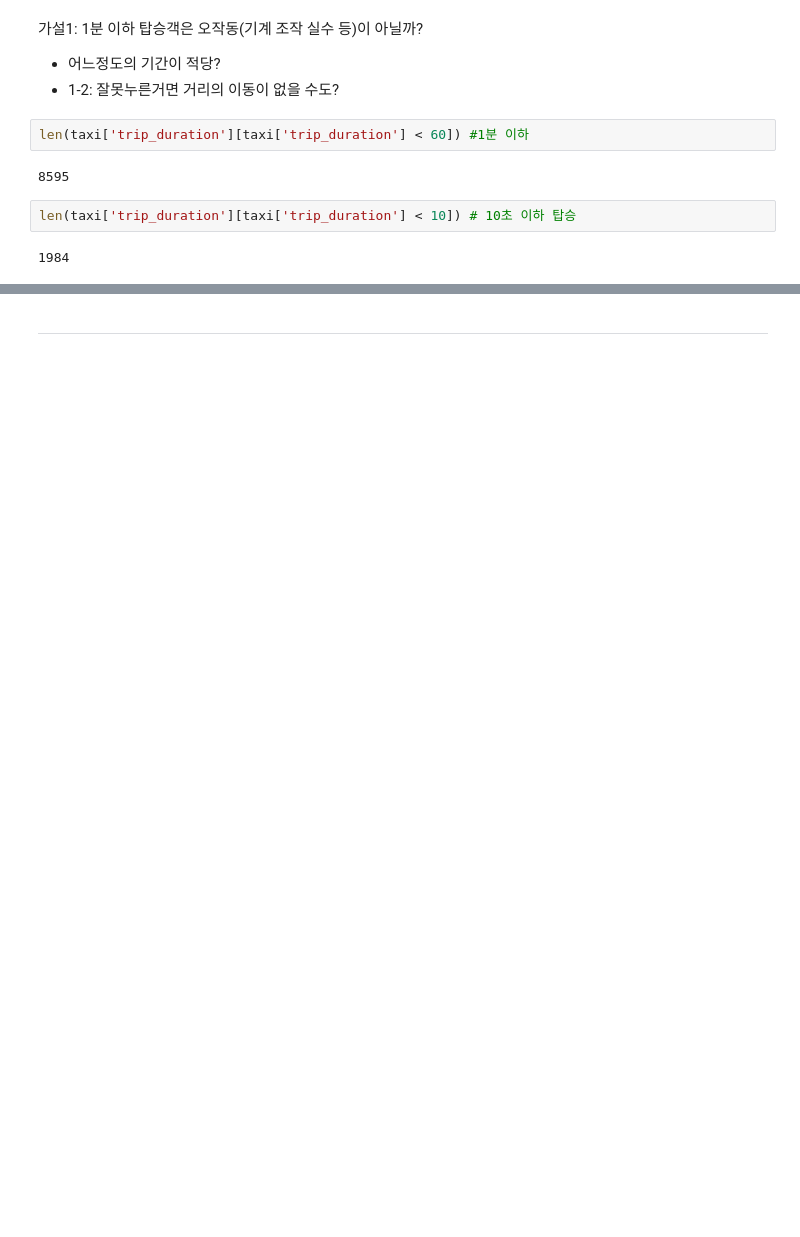
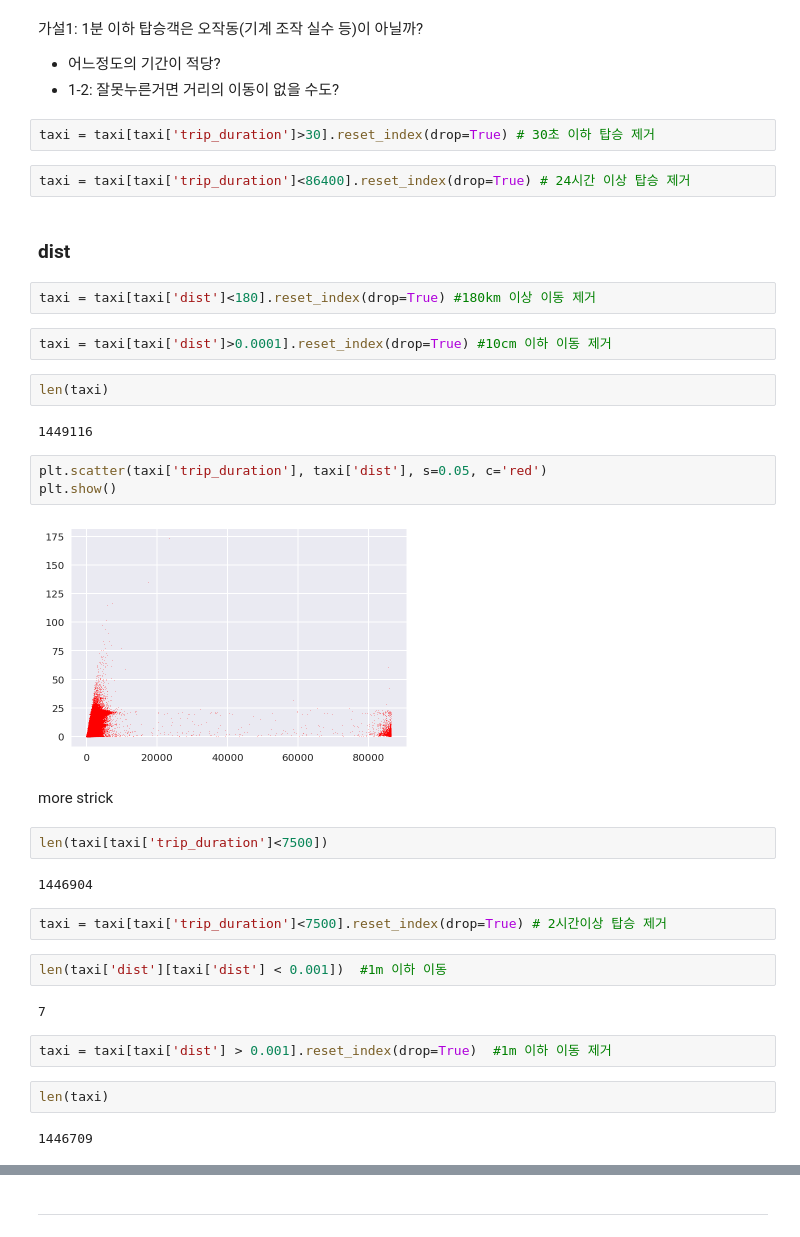
Before and after one commit to Moons08/dss-project-taxi, a Jupyter notebook: Mk/EDA_mk.ipynb, the cells around one changed output, grey strips where cells are left out. Cells and saved outputs as stored; diff of their text form; blank space fills up the shorter version.

```diff
--- a/Mk/EDA_mk.ipynb
+++ b/Mk/EDA_mk.ipynb
@@ -164,11 +86,40 @@ len(taxi['trip_duration'][taxi['trip_duration'] < 300]) #5분 이하
 가설1: 1분 이하 탑승객은 오작동(기계 조작 실수 등)이 아닐까?
 - 어느정도의 기간이 적당?
 - 1-2: 잘못누른거면 거리의 이동이 없을 수도?
+# %%
+taxi = taxi[taxi['trip_duration']>30].reset_index(drop=True) # 30초 이하 탑승 제거
+# %%
+taxi = taxi[taxi['trip_duration']<86400].reset_index(drop=True) # 24시간 이상 탑승 제거
+# %% [markdown]
+### dist
+# %%
+taxi = taxi[taxi['dist']<180].reset_index(drop=True) #180km 이상 이동 제거
+# %%
+taxi = taxi[taxi['dist']>0.0001].reset_index(drop=True) #10cm 이하 이동 제거
+# %%
+len(taxi)
+# %% [output]
+1449116
+# %%
+plt.scatter(taxi['trip_duration'], taxi['dist'], s=0.05, c='red')
+plt.show()
+# %% [output]
+[figure, added]
+# %% [markdown]
+more strick
 # %%
-len(taxi['trip_duration'][taxi['trip_duration'] < 60]) #1분 이하
+len(taxi[taxi['trip_duration']<7500])
 # %% [output]
-8595
+1446904
-# %%
-len(taxi['trip_duration'][taxi['trip_duration'] < 10]) # 10초 이하 탑승
-# %% [output]
-1984
+# %%
+taxi = taxi[taxi['trip_duration']<7500].reset_index(drop=True) # 2시간이상 탑승 제거
+# %%
+len(taxi['dist'][taxi['dist'] < 0.001])  #1m 이하 이동
+# %% [output]
+7
+# %%
+taxi = taxi[taxi['dist'] > 0.001].reset_index(drop=True)  #1m 이하 이동 제거
+# %%
+len(taxi)
+# %% [output]
+1446709
```
Also changed, not shown: parts of 71 cells of this notebook.
